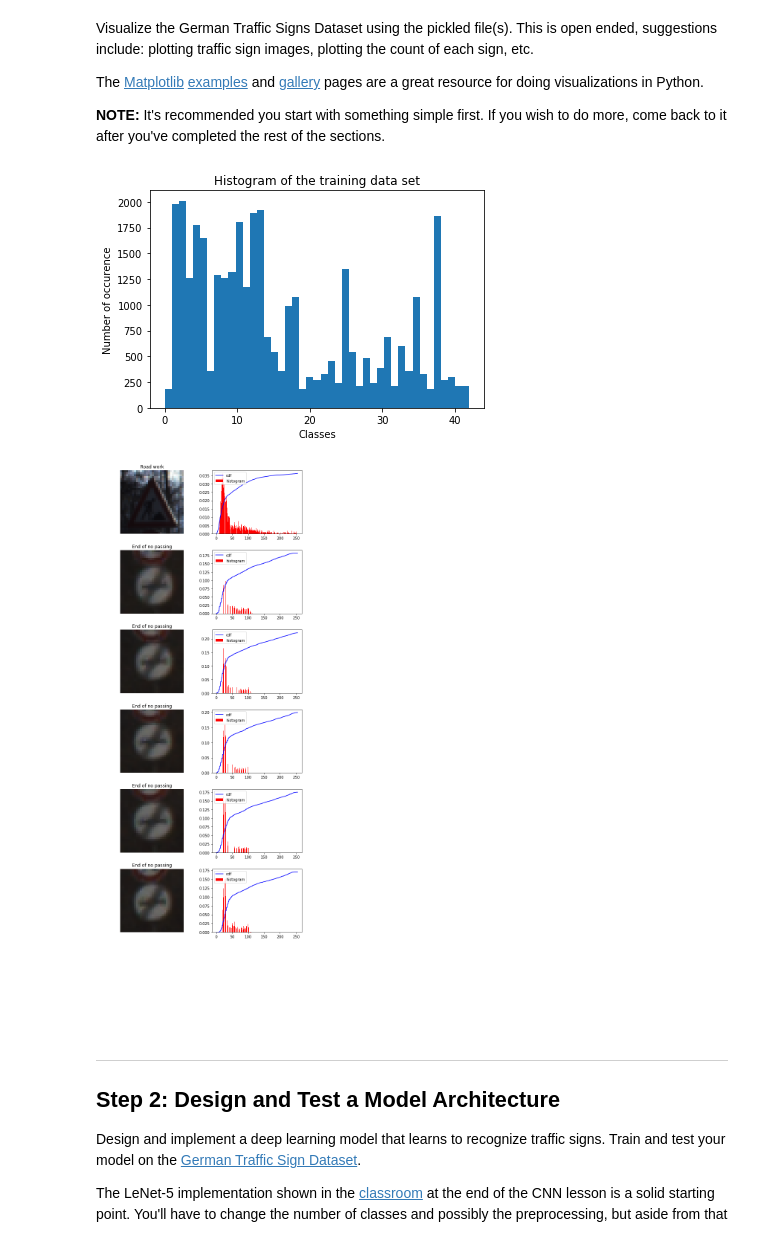
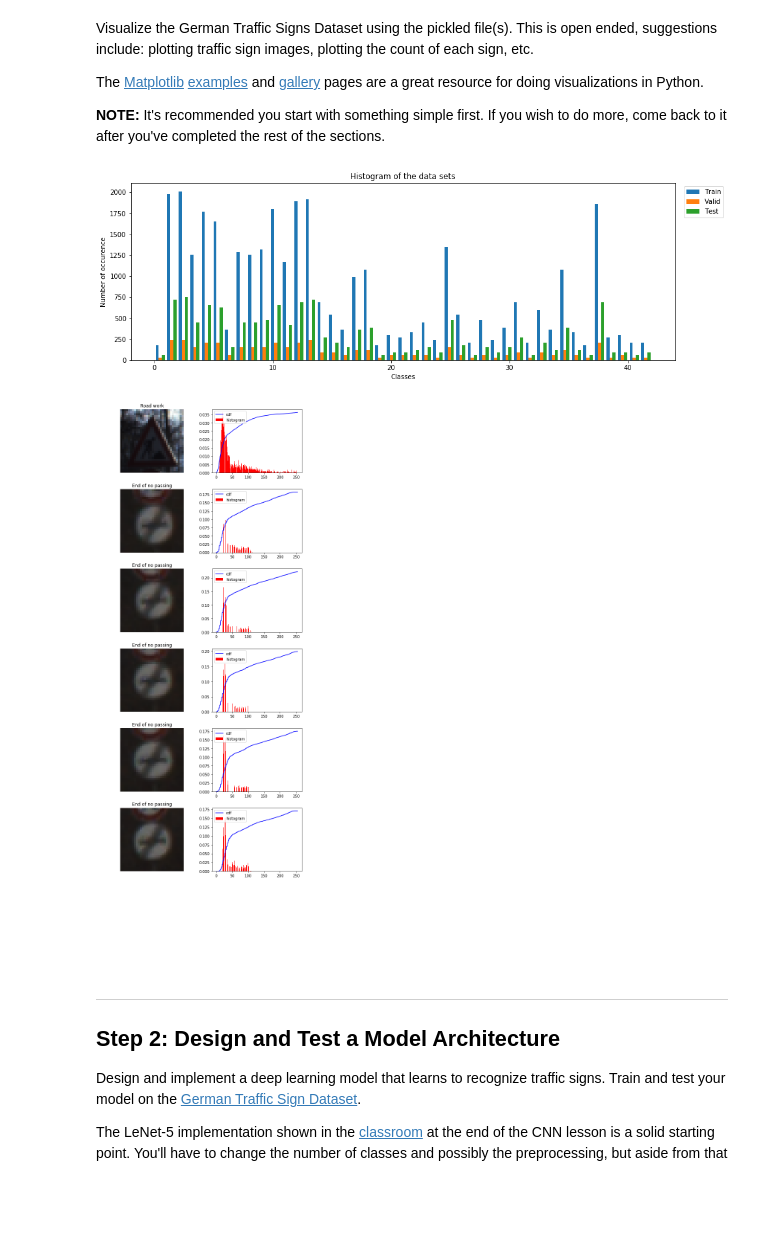
Before and after one commit to mlandry1/CarND, a Jupyter notebook: CarND-Traffic-Sign-Classifier-P2/Traffic_Sign_Classifier.ipynb, the cells around one changed output. Saved outputs shown, nothing was run; the diff lists cells and outputs as text; code cells hidden in the pictures; blank space fills up the shorter version.

```diff
--- a/CarND-Traffic-Sign-Classifier-P2/Traffic_Sign_Classifier.ipynb
+++ b/CarND-Traffic-Sign-Classifier-P2/Traffic_Sign_Classifier.ipynb
@@ -171,39 +171,43 @@ def show_sample(features, labels, histogram = 1, sample_num = 1, sample_index =
                 axarr[int(i/col_num),i%col_num].axis('off')
             elif sample_num == 1:
                 ax.set_title('%s' % signnames.iloc[labels[index], 1])
                 ax.imshow(image,color_map)
                 ax.axis('off')
                 ax.axis('off')
                 ax.axis('off')
             else:
                 axarr[i%col_num].set_title('%s' % signnames.iloc[labels[index], 1])
                 axarr[i%col_num].imshow(image,color_map)
                 axarr[i%col_num].axis('off')
                 axarr[i%col_num].axis('off')
                 axarr[i%col_num].axis('off')
 
     # Tweak spacing to prevent clipping of title labels
     f.tight_layout()
     plt.show()
 
-def show_training_dataset_histogram(features):
-    fig, ax = plt.subplots()
+def show_training_dataset_histogram(labels_train,labels_valid,labels_test):
+    fig, ax = plt.subplots(figsize=(15,5))
+
+    temp = [labels_train,labels_valid,labels_test]
 
     n_classes = np.unique(y_train).size
 
     # the histogram of the training data
-    n, bins, patches = ax.hist(features, n_classes)
+    n, bins, patches = ax.hist(temp, n_classes, label=["Train","Valid","Test"])
 
     ax.set_xlabel('Classes')
     ax.set_ylabel('Number of occurence')
-    ax.set_title(r'Histogram of the training data set')
+    ax.set_title(r'Histogram of the data sets')
+
+    ax.legend(bbox_to_anchor=(1.01, 1), loc="upper left")
 
     plt.show()
 
-show_training_dataset_histogram(y_train)
+show_training_dataset_histogram(y_train,y_valid,y_test)
 show_sample(X_train, y_train, sample_num = 6)
 # %% [output]
-[figure, old version]
+[figure, new version]
 [figure]
 # %% [markdown]
 ----
```
Also changed, not shown: parts of 7 cells of this notebook, 22 other files.
